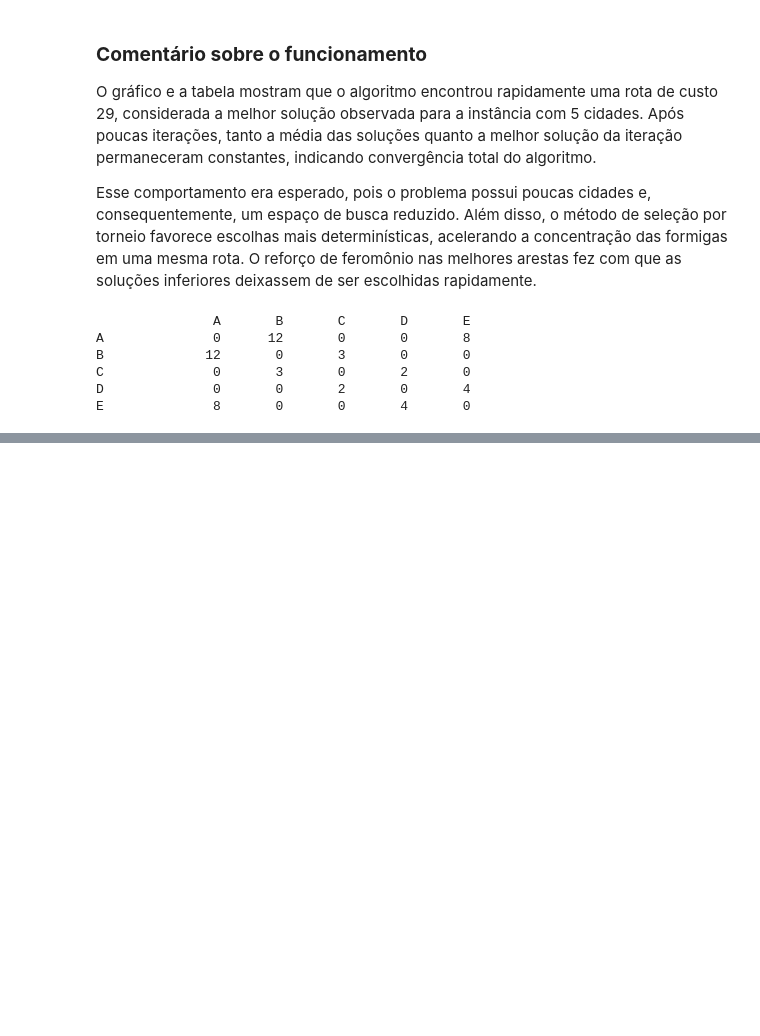
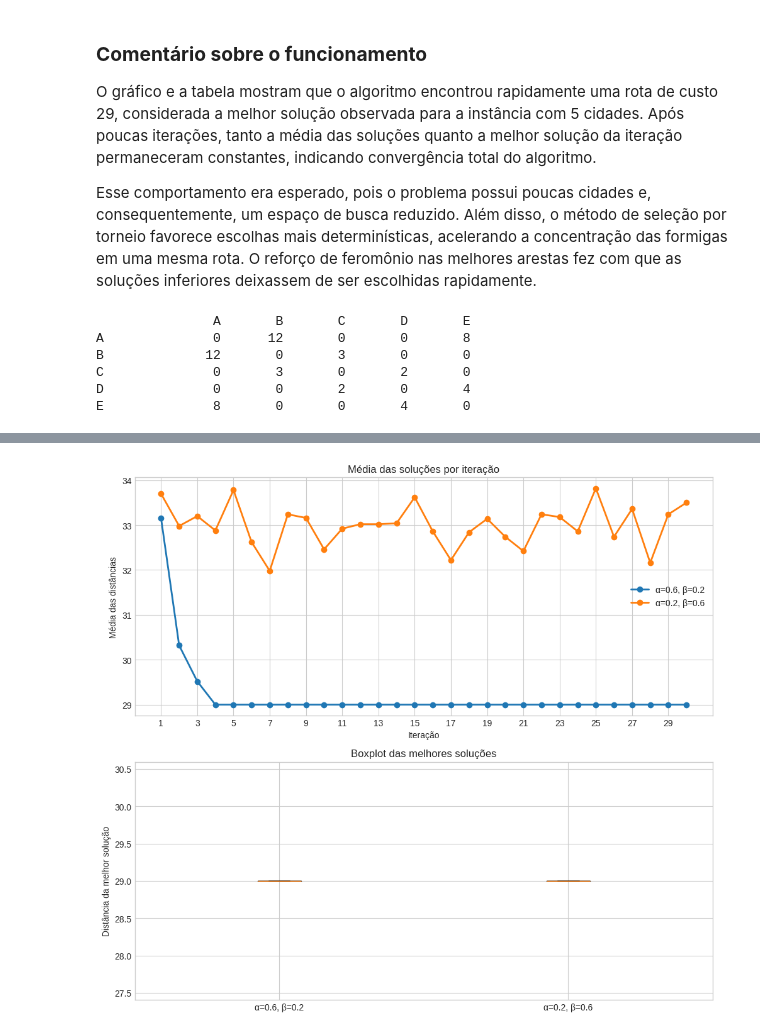
Before and after one commit to JoaoKSS/ACO_Caixeiro_Viajante, a Jupyter notebook: aco_tsp.ipynb, the cells around one changed output, grey strips where cells are left out. Saved outputs shown, nothing was run; the diff lists cells and outputs as text; code cells hidden in the pictures; blank space fills up the shorter version.

Commit message:
implementação do item C

```diff
--- a/aco_tsp.ipynb
+++ b/aco_tsp.ipynb
@@ -529,18 +422,0 @@ Melhor rota observada com esse par: B -> C -> D -> E -> A -> B
-# %%
-fig, ax = plt.subplots(figsize=(10, 5))
-
-for chave, historico_medio in historicos_medios_b.items():
-    ax.plot(
-        range(1, 31),
-        historico_medio,
-        marker="o",
-        linewidth=2,
-        label=chave,
-    )
-
-ax.set_title("Influência de alfa e beta na média das soluções")
-ax.set_xlabel("Iteração")
-ax.set_ylabel("Média das distâncias")
-ax.set_xticks(range(1, 31, 2))
-ax.legend()
-plt.show()
@@ -555,0 +564,29 @@ Como a instância com 5 cidades é pequena, os dois pares podem encontrar a mesm
+# %%
+fig, axes = plt.subplots(2, 1, figsize=(10, 9))
+
+for rotulo, historico_medio in historicos_medios_b.items():
+    axes[0].plot(
+        range(1, 31),
+        historico_medio,
+        marker="o",
+        linewidth=2,
+        label=rotulo,
+    )
+
+axes[0].set_title("Média das soluções por iteração")
+axes[0].set_xlabel("Iteração")
+axes[0].set_ylabel("Média das distâncias")
+axes[0].set_xticks(range(1, 31, 2))
+axes[0].legend()
+
+axes[1].boxplot(
+    [item["amostras"] for item in resultados_b],
+    labels=[item["rotulo"] for item in resultados_b],
+)
+axes[1].set_title("Boxplot das melhores soluções")
+axes[1].set_ylabel("Distância da melhor solução")
+
+plt.tight_layout()
+plt.show()
+# %% [output]
+[figure, added]
```
Also changed, not shown: parts of 22 cells of this notebook.
